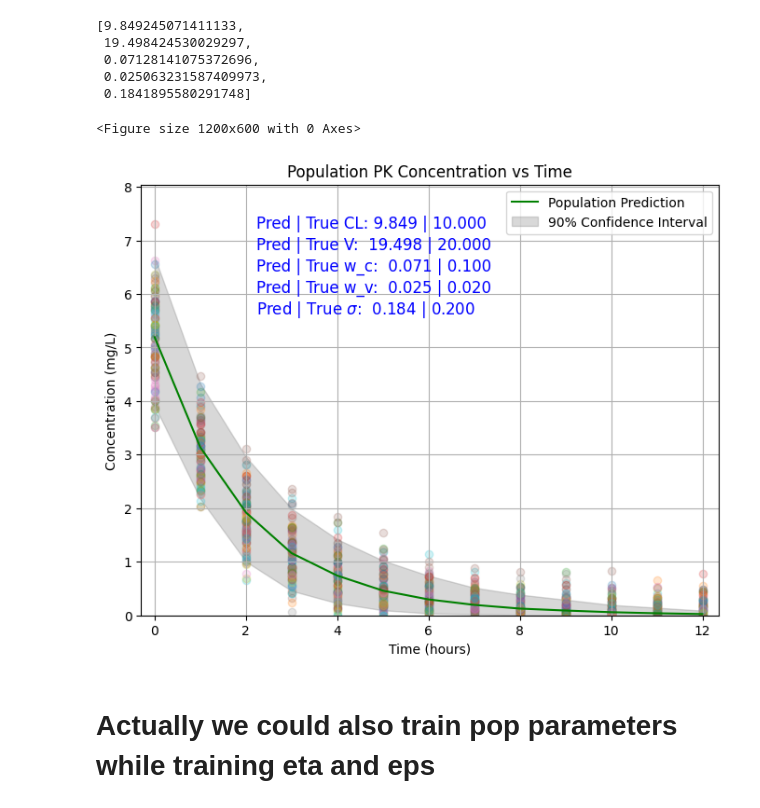
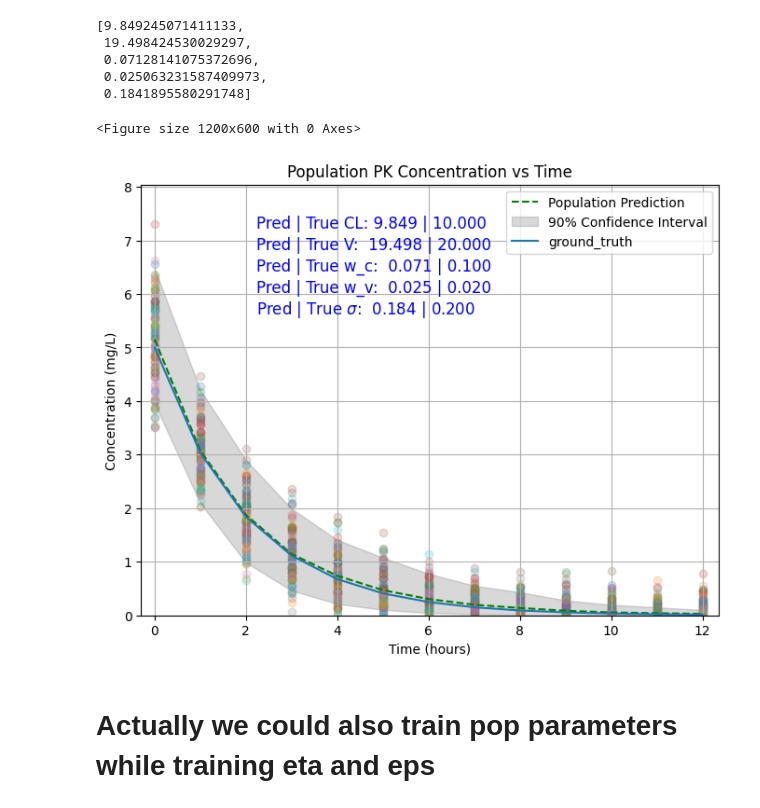
Before and after one commit to yingzibu/ODE, a Jupyter notebook: learn/nonmem/eta_eps_gradient_descent.ipynb, the cells around one changed output. Drawn from its saved outputs; the diff is of its cells as text; code cells hidden in the pictures.

```diff
--- a/learn/nonmem/eta_eps_gradient_descent.ipynb
+++ b/learn/nonmem/eta_eps_gradient_descent.ipynb
@@ -492,7 +494,8 @@ def plot_CI(param_list:list):
 
     plt.figure(figsize=(8, 6))
 
-    plt.plot(time_points, pop_predictions, label='Population Prediction', color='g')
+
+    plt.plot(time_points, pop_predictions, '--g', label='Population Prediction')
     plt.fill_between(time_points, ci_lower, ci_upper,
                     color='grey', alpha=0.3, label='90% Confidence Interval')
 
@@ -501,36 +504,37 @@ def plot_CI(param_list:list):
     # Plot individual patient data
     for patient in df['patient'].unique():
         patient_data = df[df['patient'] == patient]
         plt.scatter(patient_data['time'], patient_data['concentration'],
                     alpha=0.2)
 
-    # Customize the plot
+
+    plt.plot(range(n_obs), true_conc, label='ground_truth')
     plt.title('Population PK Concentration vs Time')
     plt.xlabel('Time (hours)')
     plt.ylabel('Concentration (mg/L)')
     plt.annotate(f'Pred | True CL: {pop_cl_pred:.3f} | {pop_cl:.3f}', xy=(0.2, 0.9),
                 xycoords='axes fraction', fontsize=12, color='blue')
     plt.annotate(f'Pred | True V:  {pop_v_pred:.3f} | {pop_vd:.3f}', xy=(0.2, 0.85),
                 xycoords='axes fraction', fontsize=12, color='blue')
     plt.annotate(f'Pred | True w_c:  {omega_cl_pred:.3f} | {omg_cl:.3f}',
                 xy=(0.2, 0.8), xycoords='axes fraction', fontsize=12, color='blue')
     plt.annotate(f'Pred | True w_v:  {omega_v_pred:.3f} | {omg_vd:.3f}',
                 xy=(0.2, 0.75), xycoords='axes fraction', fontsize=12, color='blue')
     plt.annotate(f'Pred | True $\sigma$:  {sigma_pred:.3f} | {sigma:.3f}',
                 xy=(0.2, 0.7), xycoords='axes fraction', fontsize=12, color='blue')
 
 
     plt.legend()
 
     plt.grid()
     plt.xlim(-0.3, max_t*1.03)
     plt.ylim([0, df['concentration'].max()*1.1])
-    plt.show()
+    plt.show(); plt.close()
 
 plot_CI(nn_no_train_pop)
 # %% [output]
 <Figure size 1200x600 with 0 Axes>
-[figure, old version]
+[figure, new version]
 # %% [markdown]
 # Actually we could also train pop parameters while training eta and eps
 # %%
```
Also changed, not shown: parts of 5 cells of this notebook.
